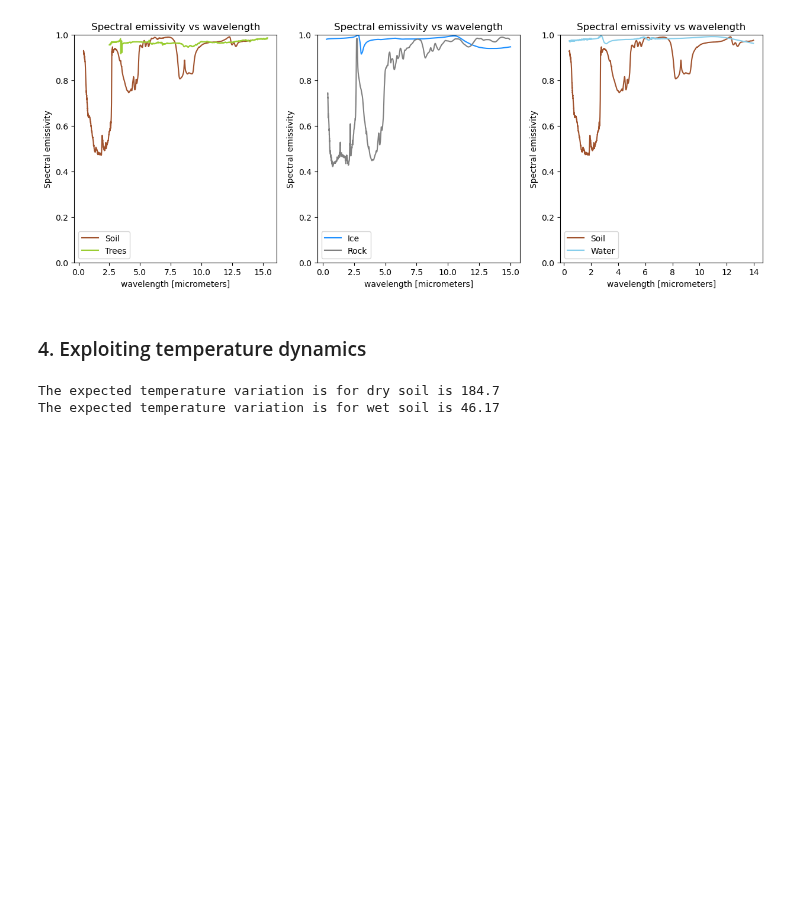
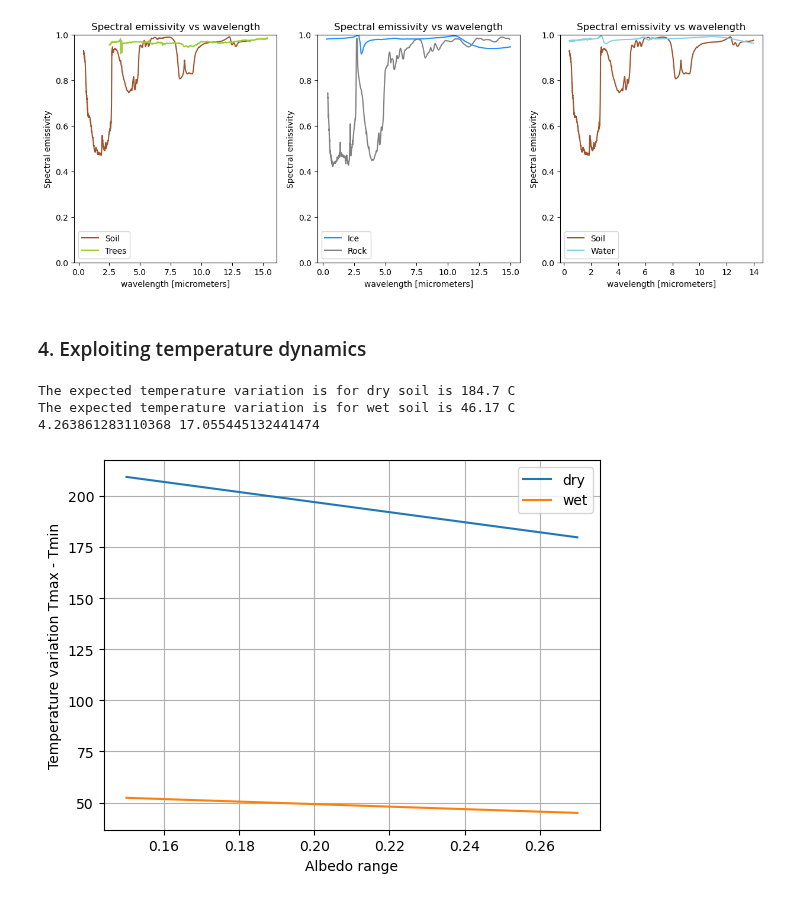
Before and after one commit to debnovalina/PPESO-Practical, a Jupyter notebook: Thermal remote sensing.ipynb, the cells around one changed output. Drawn from its saved outputs; the diff is of its cells as text; code cells hidden in the pictures; blank space fills up the shorter version.

```diff
--- a/Thermal remote sensing.ipynb
+++ b/Thermal remote sensing.ipynb
@@ -316,13 +316,35 @@ def Surface_temp_Price_Eq_4(dS, V, a, D):
     T_var = 2*dS*V*(1-a) / D
     return T_var
 # %%
-D_dry = D_Price(P_dry)
+dS = 0.5*1400 # Amplitude of Solar variation
+V = 0.75 # Atmospheric transmittance
+a = 0.25 # albedo
+
+D_dry = D_Price(P_dry) # Diurnal heat capacity
 T_var_dry = Surface_temp_Price_Eq_4(0.5*1400, 0.75, 0.25, D_dry)
-print(f'The expected temperature variation is for dry soil is {T_var_dry:.4}')
+print(f'The expected temperature variation is for dry soil is {T_var_dry:.4} C')
 
 D_wet = D_Price(P_wet)
 T_var_wet = Surface_temp_Price_Eq_4(0.5*1400, 0.75, 0.25, D_wet)
-print(f'The expected temperature variation is for wet soil is {T_var_wet:.4}')
+print(f'The expected temperature variation is for wet soil is {T_var_wet:.4} C')
+
+#print(D_dry, D_wet)
 # %% [output]
-The expected temperature variation is for dry soil is 184.7
-The expected temperature variation is for wet soil is 46.17
+The expected temperature variation is for dry soil is 184.7 C
+The expected temperature variation is for wet soil is 46.17 C
+4.263861283110368 17.055445132441474
+# %%
+a = np.arange(0.15, 0.27, 0.01)
+T_a_var_dry = Surface_temp_Price_Eq_4(0.5*1400, 0.75, a, D_dry)
+T_a_var_wet = Surface_temp_Price_Eq_4(0.5*1400, 0.75, a, D_wet)
+
+plt.figure()
+plt.plot(a, T_a_var_dry, label = 'dry')
+plt.plot(a, T_a_var_wet, label = 'wet')
+plt.xlabel('Albedo range')
+plt.ylabel('Temperature variation Tmax - Tmin')
+plt.grid()
+plt.legend()
+plt.show()
+# %% [output]
+[figure, added]
```
Also changed, not shown: parts of 2 cells of this notebook.
